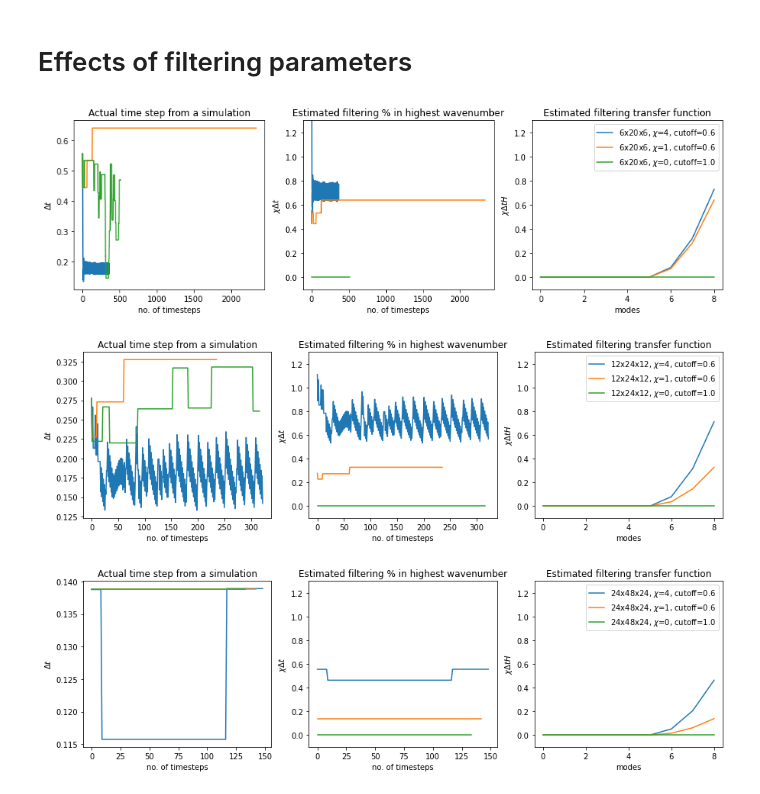
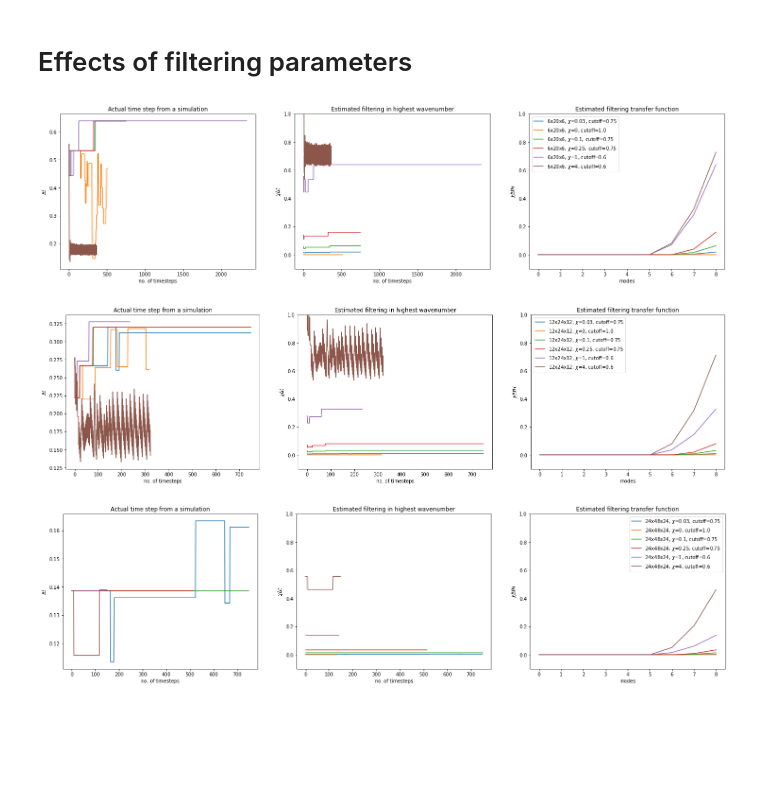
Before and after one commit to exabl/snek5000-abl, a Jupyter notebook: docs/journal/maronga/filtering.ipynb, the cells around one changed output. Saved outputs shown, nothing was run; the diff lists cells and outputs as text; code cells hidden in the pictures; blank space fills up the shorter version.

Commit message:
Document effect of filtering parameters
- Run a few interactive runs with various filtering parameters and meshes
- Monitor timestep
- Plot transfer functions

```diff
--- a/docs/journal/maronga/filtering.ipynb
+++ b/docs/journal/maronga/filtering.ipynb
@@ -84,7 +84,7 @@ def transfer_function(order, cutoff):
 
 
 def weighted_transfer_function(order, cutoff, weight, dt):
-    param_103 = weight
+    # param_103 = weight
 
     transf = transfer_function(order, cutoff)
     return weight * dt * transf
@@ -102,50 +101,54 @@ array([0.    , 0.    , 0.    , 0.    , 0.    , 0.    , 0.    , 0.0625,
 # %% [markdown]
 # Effects of filtering parameters
 # %%
+from pathlib import Path
 import matplotlib.pyplot as plt
 import numpy as np
 
 from eturb.output.print_stdout import PrintStdOut
 
 for w in range(1, 4):
-    name = f"run_w{w}"
-    fig, axes = plt.subplots(1, 3, figsize=(15, 4))
+    name = f"run_w{w}*.log"
+    fig, axes = plt.subplots(1, 3, figsize=(25, 6))
     ax1, ax2, ax3 = axes.ravel()
-    for file in [f"{name}.log", f'{name}_mildfilter.log', f'{name}_nofilter.log']:
-        stdout = PrintStdOut(file)
+    for file in sorted(Path.cwd().glob(name)):
+        stdout = PrintStdOut(file=file)
         # print(stdout.path_run)
         params = stdout.params
         fw = params.nek.general.filter_weight
         fc = params.nek.general.filter_cutoff_ratio
         # print(fw, fc)
         label=rf"{params.oper.nx}x{params.oper.ny}x{params.oper.nz}, $\chi$={fw}, cutoff={fc}"
 
-        dt_median = np.median(stdout.time_step)
+        #if fw > 1:
+        #    continue
+
+        dt_median = np.median(stdout.dt)
         w_transf = weighted_transfer_function(params.oper.elem.order, fc, fw, dt_median)
 
-        ax1.plot(stdout.time_step, label=label)
+        ax1.plot(stdout.dt, label=label)
         # ax1.hlines(dt_median, 0, 500)
-        ax2.plot(stdout.time_step * fw, label=label)
+        ax2.plot(stdout.dt * fw, label=label)
         ax3.plot(w_transf, label=label)
 
         ax1.set_ylabel(r"$\Delta t$")
         ax1.set_xlabel("no. of timesteps")
         ax2.set_ylabel(r"$\chi \Delta t$")
         ax2.set_xlabel("no. of timesteps")
         ax3.set_ylabel(r"$\chi \Delta t H$")
         ax3.set_xlabel("modes")
 
         ax1.set_title("Actual time step from a simulation")
-        ax2.set_title("Estimated filtering % in highest wavenumber")
+        ax2.set_title("Estimated filtering in highest wavenumber")
         ax3.set_title("Estimated filtering transfer function")
 
         #ax1.legend()
         #ax2.legend()
         ax3.legend()
-        ax2.set_ylim(-0.1, 1.3)
-        ax3.set_ylim(-0.1, 1.3)
+        ax2.set_ylim(-0.1, 1.)
+        ax3.set_ylim(-0.1, 1.)
         fig.show()
 # %% [output]
-[figure, old version]
+[figure, new version]
-[figure, old version]
+[figure, new version]
-[figure, old version]
+[figure, new version]
```
Also changed, not shown: parts of 3 cells of this notebook, 12 other files.
